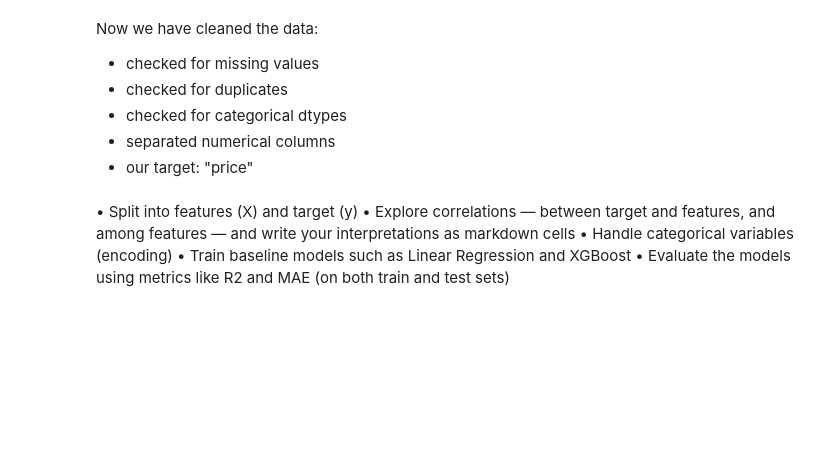
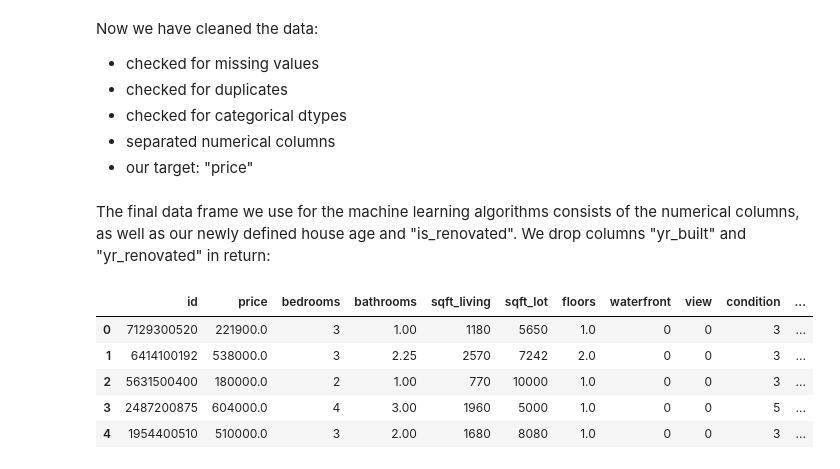
Before and after one commit to gkahl-sudo/house-prices-project-2, a Jupyter notebook: notebooks/01_eda_and_baseline.ipynb, the cells around one changed output. Drawn from its saved outputs; the diff is of its cells as text; code cells hidden in the pictures; blank space fills up the shorter version.

Commit message:
Data preprocessing completed

```diff
--- a/notebooks/01_eda_and_baseline.ipynb
+++ b/notebooks/01_eda_and_baseline.ipynb
@@ -186,3 +192,4 @@ Index(['date', 'zipcode'], dtype='object')
 # %%
-data.yr_renovated.unique()
+data["house_age"] = 2015 - data.yr_built
+data.house_age.head()
 # %% [output]
@@ -199,3 +202,5 @@ Variables such as view, condition, grade can be included in the analysis as they
+# %%
+data['is_renovated'] = data['yr_renovated'].apply(lambda x: 1 if x > 0 else 0)
 # %% [markdown]
 Now we have cleaned the data:
 - checked for missing values
@@ -204,9 +209,15 @@ Now we have cleaned the data:
 - separated numerical columns
 - our target: "price"
 # %% [markdown]
-• Split into features (X) and target (y)
-• Explore correlations — between target and features, and among features — and
-write your interpretations as markdown cells
-• Handle categorical variables (encoding)
-• Train baseline models such as Linear Regression and XGBoost
-• Evaluate the models using metrics like R2 and MAE (on both train and test sets)
+The final data frame we use for the machine learning algorithms consists of the numerical columns, as well as our newly defined house age and "is_renovated". We drop columns "yr_built" and "yr_renovated" in return:
+# %%
+data_final = pd.concat([data_num, data[["house_age","is_renovated"]]], axis=1)
+data_final = data_final.drop(columns=["yr_built", "yr_renovated"])
+data_final.head()
+# %% [output]
+|  | id | price | bedrooms | bathrooms | sqft_living | sqft_lot | floors | waterfront | view | condition | ... |
+| 0 | 7129300520 | 221900.0 | 3 | 1.00 | 1180 | 5650 | 1.0 | 0 | 0 | 3 | ... |
+| 1 | 6414100192 | 538000.0 | 3 | 2.25 | 2570 | 7242 | 2.0 | 0 | 0 | 3 | ... |
+| 2 | 5631500400 | 180000.0 | 2 | 1.00 | 770 | 10000 | 1.0 | 0 | 0 | 3 | ... |
+| 3 | 2487200875 | 604000.0 | 4 | 3.00 | 1960 | 5000 | 1.0 | 0 | 0 | 5 | ... |
+| 4 | 1954400510 | 510000.0 | 3 | 2.00 | 1680 | 8080 | 1.0 | 0 | 0 | 3 | ... |
```
Also changed, not shown: parts of 6 cells of this notebook.
